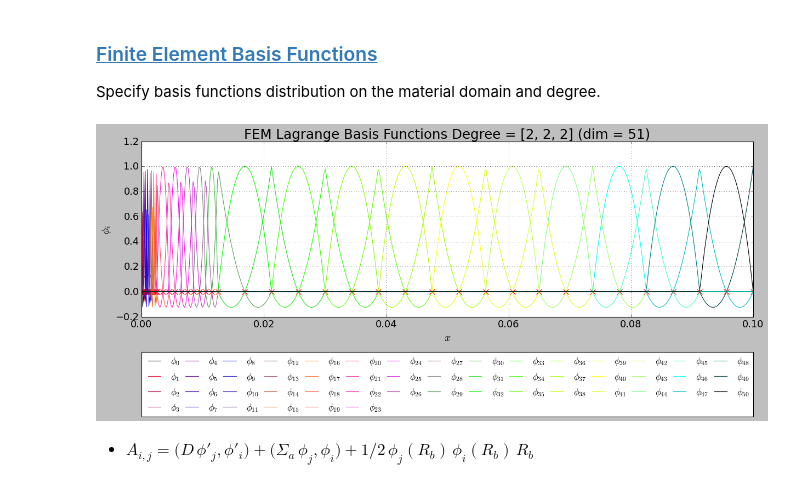
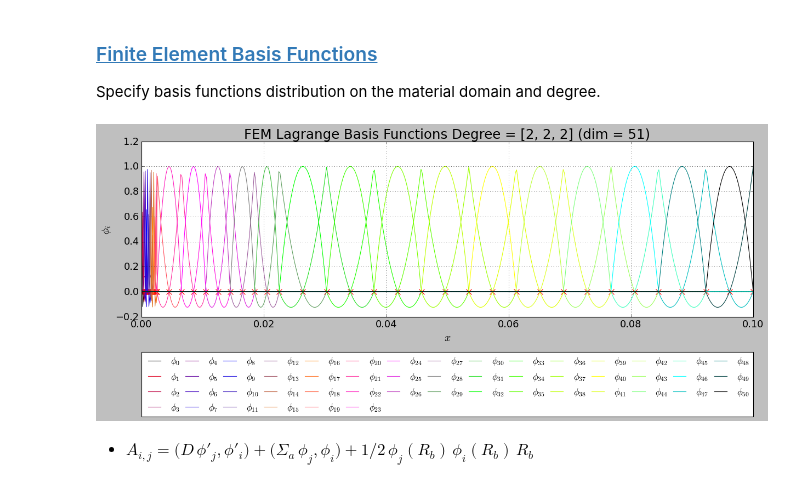
Before and after one commit to dpploy/engy-5050, a Jupyter notebook: notebooks/04-diff-line-source.ipynb, the cells around one changed output. Drawn from its saved outputs; the diff is of its cells as text; code cells hidden in the pictures.

```diff
--- a/notebooks/04-diff-line-source.ipynb
+++ b/notebooks/04-diff-line-source.ipynb
@@ -562,14 +588,14 @@ Specify basis functions distribution on the material domain and degree.
 # %%
 '''Build basis functions'''
 from engy_5310.toolkit import LagrangeFEMBasis
 
 degree = [2,2,2]
 n_elem = [10,5,10] # make sure to use an odd number of element in the central source domain
 
-femlb = LagrangeFEMBasis(degree=degree, n_elem=n_elem, x_partition=[r_0, r_R, r_R+1*unit.cm, r_b])
+femlb = LagrangeFEMBasis(degree=degree, n_elem=n_elem, x_partition=[r_0, r_R, r_R+2*unit.cm, r_b])
 femlb.plot(n_plot_pts=500, n_legend_cols=15)
 # %% [output]
-[figure, old version]
+[figure, new version]
 # %% [markdown]
   + $A_{i,j} = \bigl(D\,\phi'_j,\phi'_i\bigr) + \bigl(\Sigma_a\,\phi_j,\phi_i\bigr) + 1/2\,\phi_j(R_b)\,\phi_i(R_b)\,R_b $
 # %%
```
Also changed, not shown: parts of 21 cells of this notebook, 1 other file.
